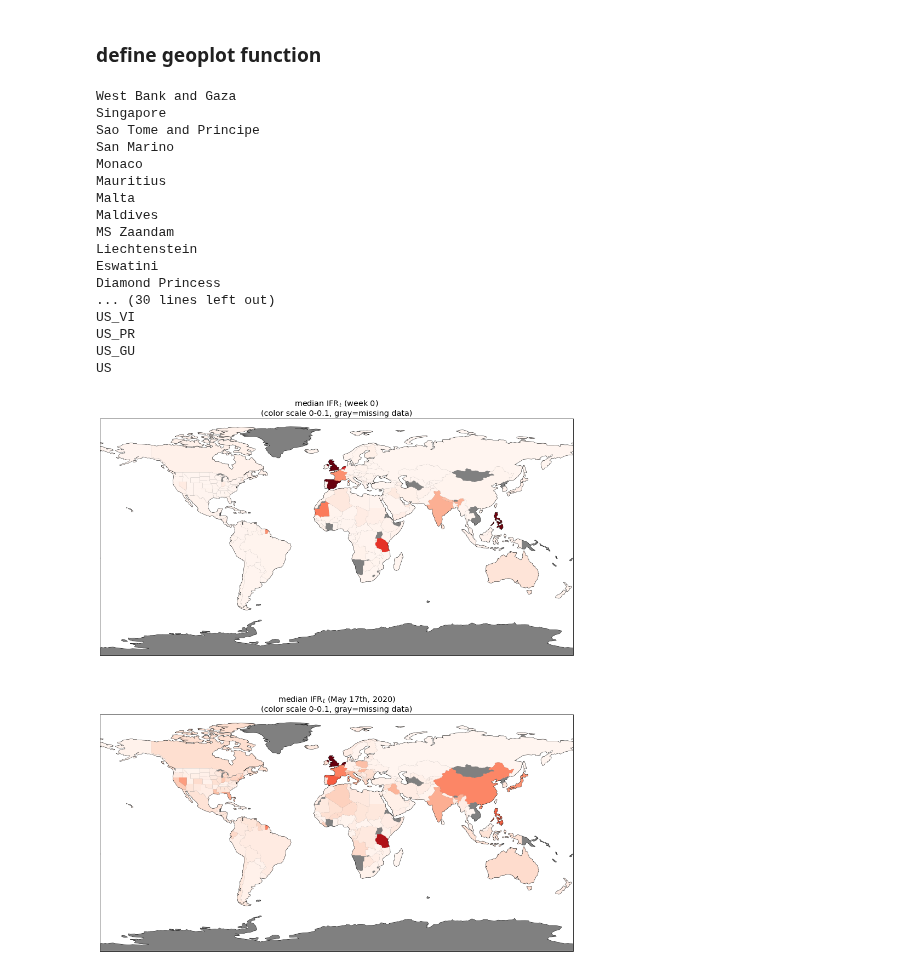
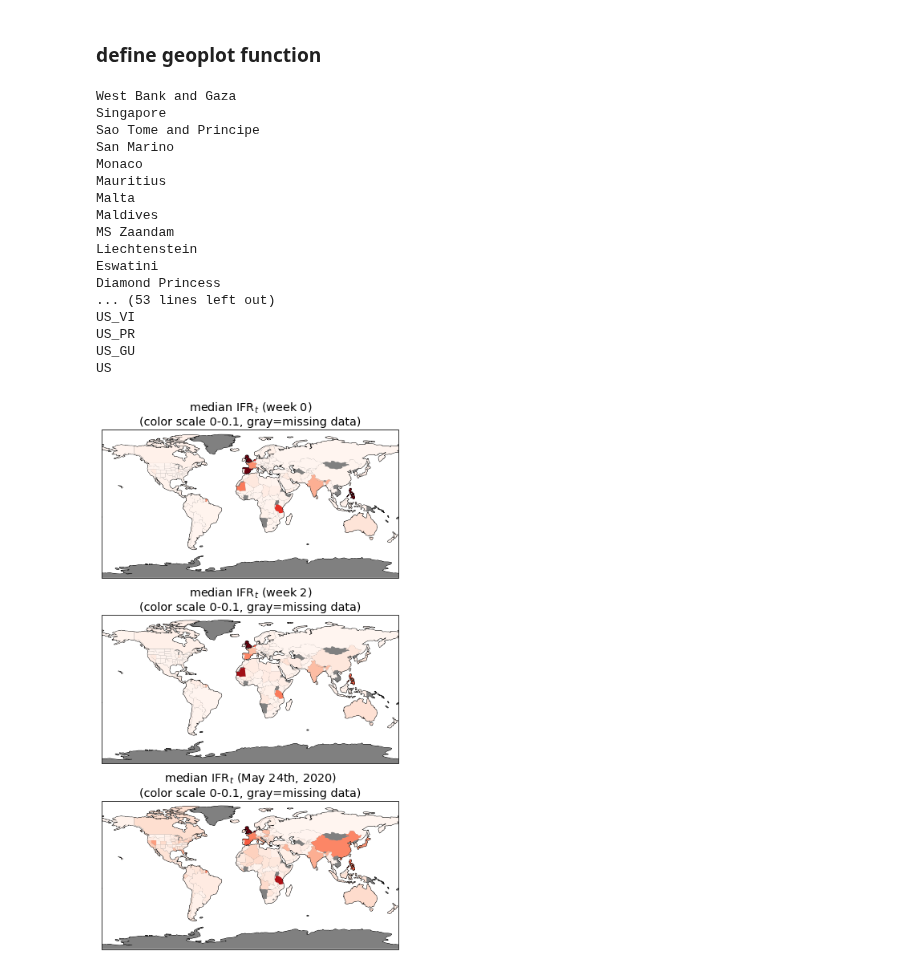
Before and after one commit to ccc1685/covid-19, a Jupyter notebook: notebooks/model_reports/Chloropleth.ipynb, the cells around one changed output. Saved outputs shown, nothing was run; the diff lists cells and outputs as text; code cells hidden in the pictures.

```diff
--- a/notebooks/model_reports/Chloropleth.ipynb
+++ b/notebooks/model_reports/Chloropleth.ipynb
@@ -28,7 +28,7 @@ def simpleaxis(ax):
 
 # def add_latestwk(df, stats):
 #     for stat in stats:
-#         df['%s (May 17th)' % stat] = df.filter(regex=("%s \(w.*" % stat)).apply(lambda x: x.dropna().get(-1, None), axis=1)
+#         df['%s (May 24th)' % stat] = df.filter(regex=("%s \(w.*" % stat)).apply(lambda x: x.dropna().get(-1, None), axis=1)
 #     return df
 
 
@@ -39,14 +39,14 @@ rois = list(df.roi.unique())
 stats = ['Rt', 'car', 'ifr']
 for stat in stats:
     print(stat)
-    df[f'{stat} (May 17th)'] = 0
+    df[f'{stat} (May 24th)'] = 0
     for roi in rois:
         for wk in np.arange(17,0,-1):
     #         print(f"{stat} (week {wk})")
             if df.loc[df.roi==roi][f"{stat} (week {wk})"].notnull().values[0]:
                 for q in df['quantile'].unique():
-                    df.loc[(df.roi==roi)&(df['quantile']==q),[f'{stat} (May 17th)']] = df.loc[(df.roi==roi)&(df['quantile']==q),[f"{stat} (week {wk})"]].values
-    #                 print(df.loc[(df.roi==roi)&(df['quantile']==q)]['Rt (May 17th)'].values)
+                    df.loc[(df.roi==roi)&(df['quantile']==q),[f'{stat} (May 24th)']] = df.loc[(df.roi==roi)&(df['quantile']==q),[f"{stat} (week {wk})"]].values
+    #                 print(df.loc[(df.roi==roi)&(df['quantile']==q)]['Rt (May 24th)'].values)
                 break
 
 
@@ -217,7 +217,7 @@ def geoplot(thetaroot,thetabool,sc,ax,title,cmap,maptype):
             if thetabool == 0:
                 c = sc*df.loc[(df.roi==roi)&(df['quantile']=='0.5'), thetaroot].values[0]
             else:
-                c = sc*df.loc[(df.roi==roi)&(df['quantile']=='0.5'), thetaroot + ' (May 17th)'].values[0]
+                c = sc*df.loc[(df.roi==roi)&(df['quantile']=='0.5'), thetaroot + ' (May 24th)'].values[0]
             if ct.geometry.type == 'Polygon':
                 ct_geo = [ct.geometry]
             else:
@@ -257,7 +257,7 @@ def geoplot(thetaroot,thetabool,sc,ax,title,cmap,maptype):
             if thetabool == 0:
                 c = sc*df.loc[(df.roi==roi)&(df['quantile']=='0.5'), thetaroot].values[0]
             else:
-                c = sc*df.loc[(df.roi==roi)&(df['quantile']=='0.5'), thetaroot + ' (May 17th)'].values[0]
+                c = sc*df.loc[(df.roi==roi)&(df['quantile']=='0.5'), thetaroot + ' (May 24th)'].values[0]
             if st.geometry.type == 'Polygon':
                 st_geo = [st.geometry]
             else:
@@ -290,7 +290,7 @@ matplotlib.rc('font', **font)
 
 import cartopy.crs as ccrs
 maptype = ccrs.PlateCarree()
-fig, ax = plt.subplots(2, 1, subplot_kw=dict(projection=maptype),figsize=(15,15))
+fig, ax = plt.subplots(3, 1, subplot_kw=dict(projection=maptype),figsize=(10,10))
 
 
 
@@ -298,40 +298,43 @@ if theta == 'R':
     sc = 0.2
     cmap = matplotlib.cm.get_cmap('Purples')
     geoplot('R0',0,sc,ax[0],r'median R0',cmap,maptype)
-    geoplot('Rt',1,sc,ax[1],r'median R$_t$ (May 17th, 2020)',cmap,maptype)
+    geoplot('Rt (week 2)',0,sc,ax[1],r'median R$_t$ (week 2)',cmap,maptype)
+    geoplot('Rt',1,sc,ax[2],r'median R$_t$ (May 24th, 2020)',cmap,maptype)
     plt.subplots_adjust(left=-0.05,right=1.05,top=0.95, hspace = 0.25,bottom=0.05)
     plt.savefig(productpath+'Rtgeo.png', dpi=200)
 
 if theta == 'car':
     sc = 2
     cmap = matplotlib.cm.get_cmap('Greens')
     geoplot('car (week 0)',0,sc,ax[0],r'median CAR$_t$ (week 0)',cmap,maptype)
-    geoplot('car',1,sc,ax[1],r'median CAR$_t$ (May 17th, 2020)',cmap,maptype)
+    geoplot('car (week 2)',0,sc,ax[1],r'median CAR$_t$ (week 2)',cmap,maptype)
+    geoplot('car',1,sc,ax[2],r'median CAR$_t$ (May 24th, 2020)',cmap,maptype)
     plt.subplots_adjust(left=-0.05,right=1.05,top=0.95, hspace = 0.25,bottom=0.05)
     plt.savefig(productpath+'CARtgeo.png', dpi=200)
 if theta == 'ifr':
     sc=10
     cmap = matplotlib.cm.get_cmap('Reds')
     geoplot('ifr (week 0)',0,sc,ax[0],r'median IFR$_t$ (week 0)',cmap,maptype)
-    geoplot('ifr',1,sc,ax[1],r'median IFR$_t$ (May 17th, 2020)',cmap,maptype)
+    geoplot('ifr (week 2)',0,sc,ax[1],r'median IFR$_t$ (week 2)',cmap,maptype)
+    geoplot('ifr',1,sc,ax[2],r'median IFR$_t$ (May 24th, 2020)',cmap,maptype)
     plt.subplots_adjust(left=-0.05,right=1.05,top=0.95, hspace = 0.25,bottom=0.05)
     plt.savefig(productpath+'IFRtgeo.png', dpi=200)
 # %% [output]
 West Bank and Gaza
 Singapore
 Sao Tome and Principe
 San Marino
 Monaco
 Mauritius
 Malta
 Maldives
 MS Zaandam
 Liechtenstein
 Eswatini
 Diamond Princess
-... (30 lines left out)
+... (53 lines left out)
 US_VI
 US_PR
 US_GU
 US
-[figure, old version]
+[figure, new version]
```
Also changed, not shown: 13 other files.
